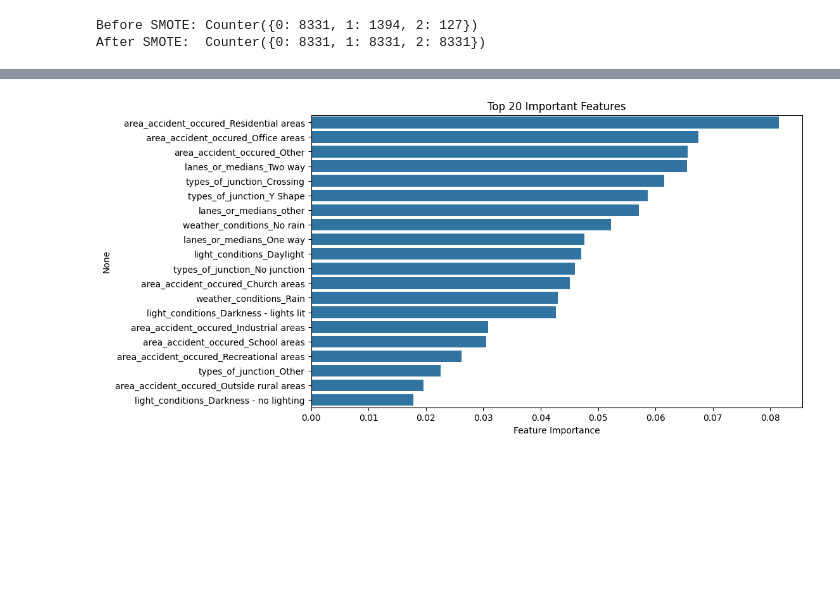
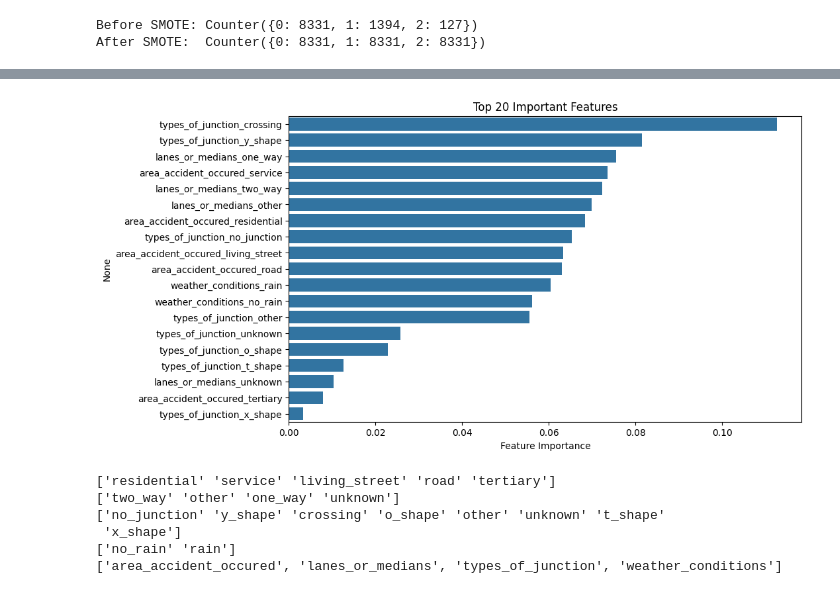
Before and after one commit to Jett-Tan/Traffic-Predictor, a Jupyter notebook: exploration_rta_dataset.ipynb, the cells around one changed output, grey strips where cells are left out. Saved outputs shown, nothing was run; the diff lists cells and outputs as text; code cells hidden in the pictures; blank space fills up the shorter version.

```diff
--- a/exploration_rta_dataset.ipynb
+++ b/exploration_rta_dataset.ipynb
@@ -373,0 +374,16 @@ Name: count, dtype: int64
+# %%
+# print(df_cleaned["types_of_junction"].value_counts())
+
+# Mapping the types_of_junction to a more readable format
+types_of_junction_to_types_of_junction = {
+  "Y Shape":"y_shape",
+  "No junction":"no_junction",
+  "Crossing":  "crossing",
+  "Other":  "other",
+  "Unknown":  "unknown",
+  "O Shape":"o_shape",
+  "T Shape":"t_shape",
+  "X Shape":"x_shape",
+}
+df_cleaned["types_of_junction"] = df_cleaned["types_of_junction"].map(types_of_junction_to_types_of_junction)
+print(df_cleaned["types_of_junction"].value_counts())
@@ -684,7 +704,7 @@ Name: accident_severity, Length: 12316, dtype: object
 df_cleaned.drop(columns=["cause_of_accident",
                          "type_of_vehicle",
                          "type_of_collision",
-                        #  "light_conditions",
+                         "light_conditions",
                          "driving_experience",
                          "sex_of_driver",
                          "owner_of_vehicle",
@@ -698,15 +718,17 @@ df_cleaned.drop(columns=["cause_of_accident",
                           "casualty_severity",
                           "road_alignment",
                           "vehicle_movement",
+                          "number_of_casualties",
+                          "number_of_vehicles_involved",
                           ], inplace=True)
 # %%
 df_cleaned["lanes_or_medians"] = df_cleaned["lanes_or_medians"].apply(
-    lambda x: "Two way" if 'two way' in x.lower() or 'two-way' in x.lower()
-    else "One way" if 'double carriageway' in x.lower()
-    else x
+    lambda x: "two_way" if 'two way' in x.lower() or 'two-way' in x.lower()
+    else "one_way" if 'double carriageway' in x.lower()
+    else x.strip().replace(" ", "_").lower()
 )
 df_cleaned["weather_conditions"] = df_cleaned["weather_conditions"].apply(
-    lambda x: "Rain" if "rain" in x.lower() else "No rain"
+    lambda x: "rain" if "rain" in x.lower() else "no_rain"
 )
 # %%
 categorical_cols = df_cleaned.select_dtypes(include="object").columns
@@ -865,13 +901,36 @@ weighted avg       0.77      0.40      0.50      2464
 # %%
 # Feature importance in influencing accident severity
 
 importances = pd.Series(model.feature_importances_, index=X.columns)
-top_features = importances.sort_values(ascending=False).head(20)
-
+top_features = importances.sort_values(ascending=False)
 plt.figure(figsize=(10,6))
 sns.barplot(x=top_features.values, y=top_features.index)
 plt.title("Top 20 Important Features")
 plt.xlabel("Feature Importance")
 plt.show()
 # %% [output]
-[figure, old version]
+[figure, new version]
+# %%
+
+# # Create a label encoder
+from sklearn.preprocessing import LabelEncoder
+encoder = LabelEncoder()
+
+# Assume you trained on these columns
+columns = ["area_accident_occured", "lanes_or_medians", "types_of_junction", "weather_conditions"]
+encoders = {}
+for col in columns:
+    print(df_cleaned[col].unique())  # Check unique values before encoding
+# Encode training data
+for col in columns:
+    le = LabelEncoder()
+    df_cleaned[col] = le.fit_transform(df_cleaned[col])  # Replace original with encoded
+    encoders[col] = le  # Save the encoder
+print(columns)
+# %% [output]
+['residential' 'service' 'living_street' 'road' 'tertiary']
+['two_way' 'other' 'one_way' 'unknown']
+['no_junction' 'y_shape' 'crossing' 'o_shape' 'other' 'unknown' 't_shape'
+ 'x_shape']
+['no_rain' 'rain']
+['area_accident_occured', 'lanes_or_medians', 'types_of_junction', 'weather_conditions']
```
Also changed, not shown: parts of 11 cells of this notebook, 9 other files.
